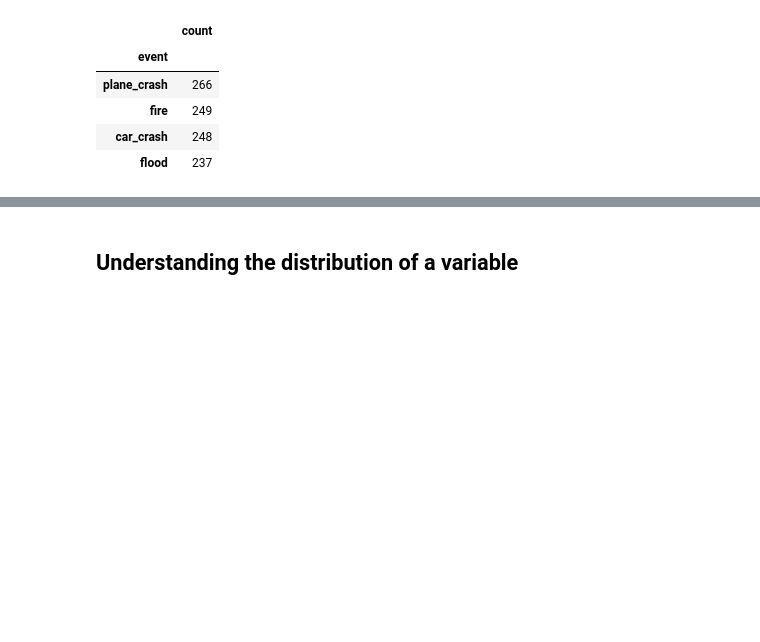
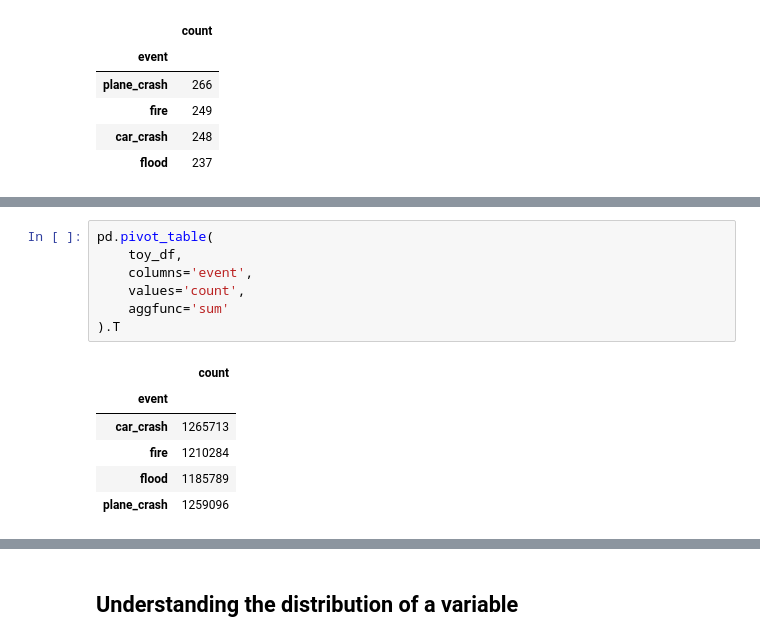
Before and after one commit to mromanello/ADA-UniGe, a Jupyter notebook: notebooks/1.4 Skills Pandas.ipynb, the cells around one changed output, grey strips where cells are left out. Cells and saved outputs as stored; diff of their text form; blank space fills up the shorter version.

```diff
--- a/notebooks/1.4 Skills Pandas.ipynb
+++ b/notebooks/1.4 Skills Pandas.ipynb
@@ -648,0 +656,14 @@ toy_df.event.value_counts().to_frame().sort_values('count', ascending=False)
+# %%
+pd.pivot_table(
+    toy_df,
+    columns='event',
+    values='count',
+    aggfunc='sum'
+).T
+# %% [output]
+|  | count |
+| event |  |
+| car_crash | 1265713 |
+| fire | 1210284 |
+| flood | 1185789 |
+| plane_crash | 1259096 |
```
Also changed, not shown: parts of 4 cells of this notebook.
